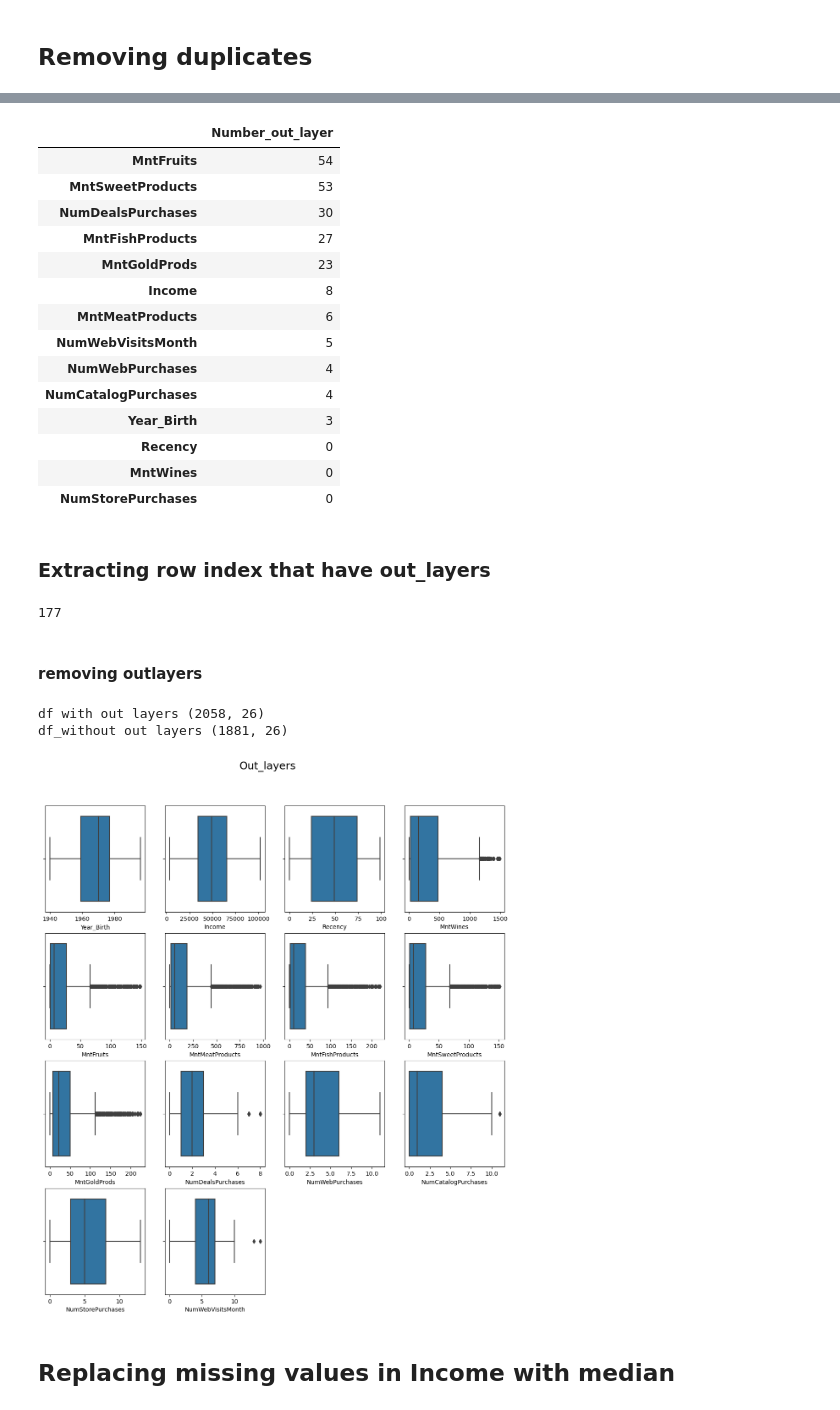
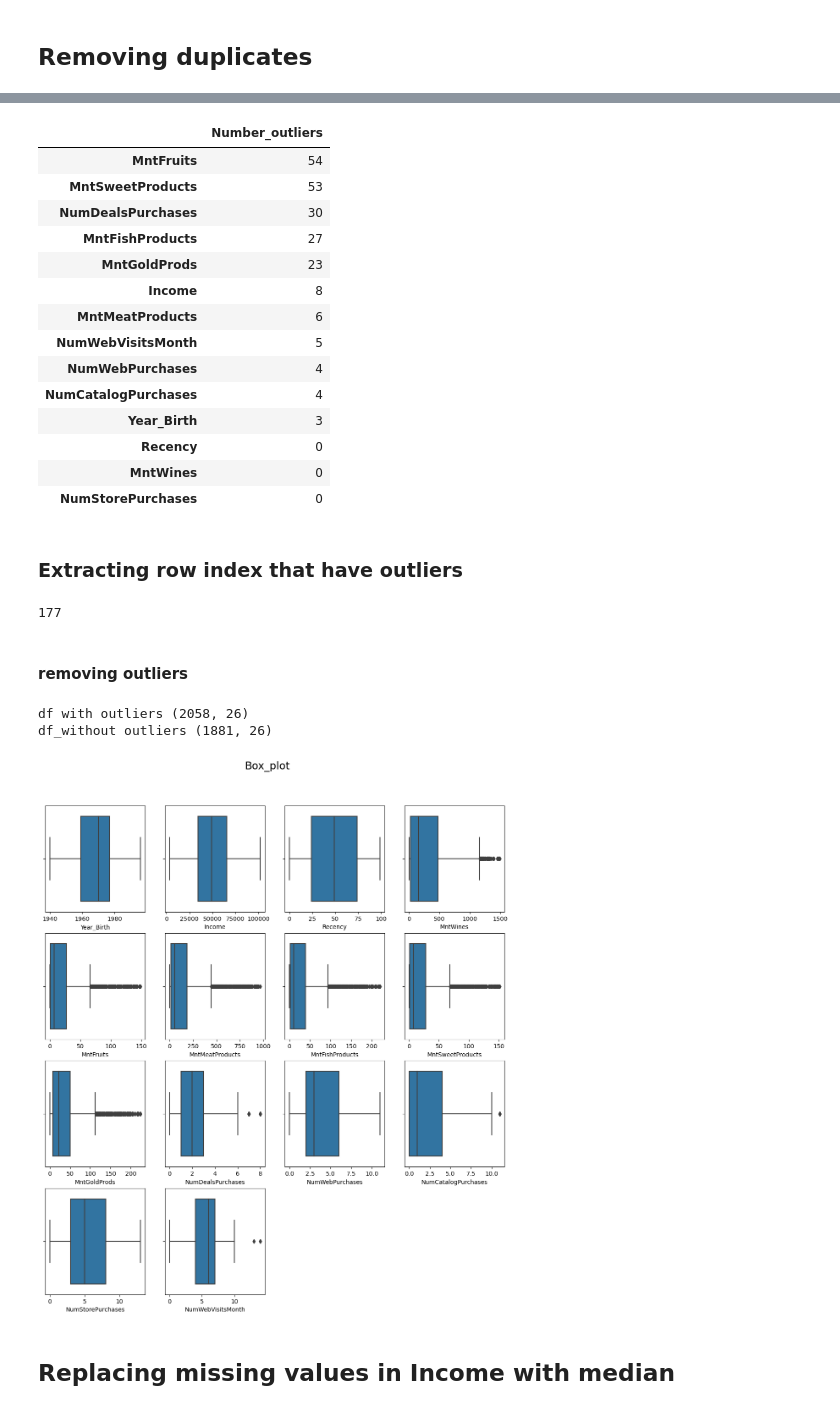
Before and after one commit to Santiago-Rosas/Clustering_K-means, a Jupyter notebook: clustering_marketing.ipynb, the cells around one changed output, grey strips where cells are left out. Saved outputs shown, nothing was run; the diff lists cells and outputs as text; code cells hidden in the pictures.

```diff
--- a/clustering_marketing.ipynb
+++ b/clustering_marketing.ipynb
@@ -136,9 +127,12 @@ df[df.duplicated()]
 # %%
 cols=[]
 categorical_transformed=[]
+others=[]
 for i in df.columns:
     if df[i].dtype =='float64' or df[i].dtype == "int":
-            if len(df[i].unique()) > 10:
+            if len(df[i].unique()) > 4:
                 cols.append(i)
+            else:
+                 others.append(i)
 # %%
 fig = plt.figure(figsize = (14,15))
@@ -152,5 +146,5 @@ plt.show()
 # %%
-#fucntions to establish, detect and repalce out_layers
+#fucntions to establish, detect and repalce outliers
 
 ## ectract low limit and upper limit
 def outlier_thresholds(dataframe, variable):
@@ -162,7 +156,7 @@ def outlier_thresholds(dataframe, variable):
     return low_limit.round(), up_limit.round()
 
 
-def sum_out_layers(dataframe, variable):
+def sum_outlier(dataframe, variable):
     lista=[]
     low_limit, up_limit = outlier_thresholds(dataframe, variable)
     for i in dataframe[variable]:
@@ -171,7 +165,7 @@ def sum_out_layers(dataframe, variable):
     return len(lista)
 
 
-def index_out_layers(dataframe, variable):
+def index_outliers(dataframe, variable):
     index=[]
     low_limit, up_limit = outlier_thresholds(dataframe, variable)
     index.append(list(np.where((df[variable] < low_limit) | (df[variable] > up_limit))[0]))
@@ -187,17 +181,17 @@ def replace_with_thresholds(dataframe, variable):
 # %%
-###make a table of out layers by feature
+###make a table of outlier by feature
 
 
 lol= pd.DataFrame()
 for i in cols:
-    lista= sum_out_layers(df, i)
+    lista= sum_outlier(df, i)
     lol[i]= [lista]
     Outlayers=lol.T
-    Outlayers.columns=["Number_out_layer"]
+    Outlayers.columns=["Number_outliers"]
 
-Outlayers.sort_values(by="Number_out_layer",ascending=False)
+Outlayers.sort_values(by="Number_outliers",ascending=False)
 # %% [output]
-|  | Number_out_layer |
+|  | Number_outliers |
 | MntFruits | 54 |
 | MntSweetProducts | 53 |
 | NumDealsPurchases | 30 |
@@ -213,26 +207,26 @@ Outlayers.sort_values(by="Number_out_layer",ascending=False)
 | MntWines | 0 |
 | NumStorePurchases | 0 |
 # %% [markdown]
-### Extracting row index that have out_layers
+### Extracting row index that have outliers
 # %%
 #extract index
-list_drop_out_layers=[]
+list_drop_outliers=[]
 for i in cols:
-    index=index_out_layers(df, i)
+    index=index_outliers(df, i)
     for j in index:
-        list_drop_out_layers.append(j)
+        list_drop_outliers.append(j)
 
 
 ##make  alist of unique values of index
 list_drop_unique=[]
 
-for b in list_drop_out_layers:
+for b in list_drop_outliers:
     if b not in list_drop_unique:
         list_drop_unique.append(b)
 
-len(list_drop_unique) #number of out layers
+len(list_drop_unique) #number of outlier
 # %% [output]
 177
 # %% [markdown]
-#### removing outlayers
+#### removing outliers
 # %%
@@ -240,20 +234,20 @@ len(list_drop_unique) #number of out layers
 #df_out= df.drop(list_drop_unique)
 df_out=df.drop(df.index[list_drop_unique])
 # %%
-print("df with out layers" ,df.shape)
-print("df_without out layers", df_out.shape)
+print("df with outliers" ,df.shape)
+print("df_without outliers", df_out.shape)
 # %% [output]
-df with out layers (2058, 26)
-df_without out layers (1881, 26)
+df with outliers (2058, 26)
+df_without outliers (1881, 26)
 # %%
 fig = plt.figure(figsize = (14,15))
-fig.suptitle("Out_layers", fontsize=18, y=0.95)
+fig.suptitle("Box_plot", fontsize=18, y=0.95)
 for i,col in enumerate(cols):
     ax=fig.add_subplot(4,4,i+1)
     sns.boxplot(data=df_out, x=col, ax=ax)
 plt.show()
 # %% [output]
-[figure, old version]
+[figure, new version]
 # %% [markdown]
 ## Replacing missing values in Income with median
 # %%
```
Also changed, not shown: parts of 40 cells of this notebook.
